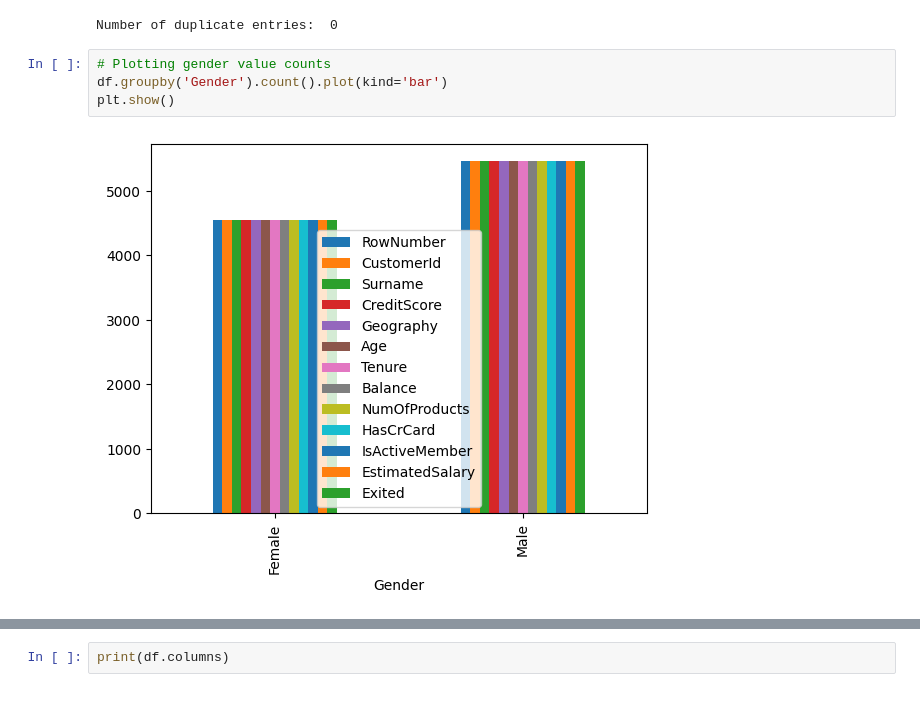
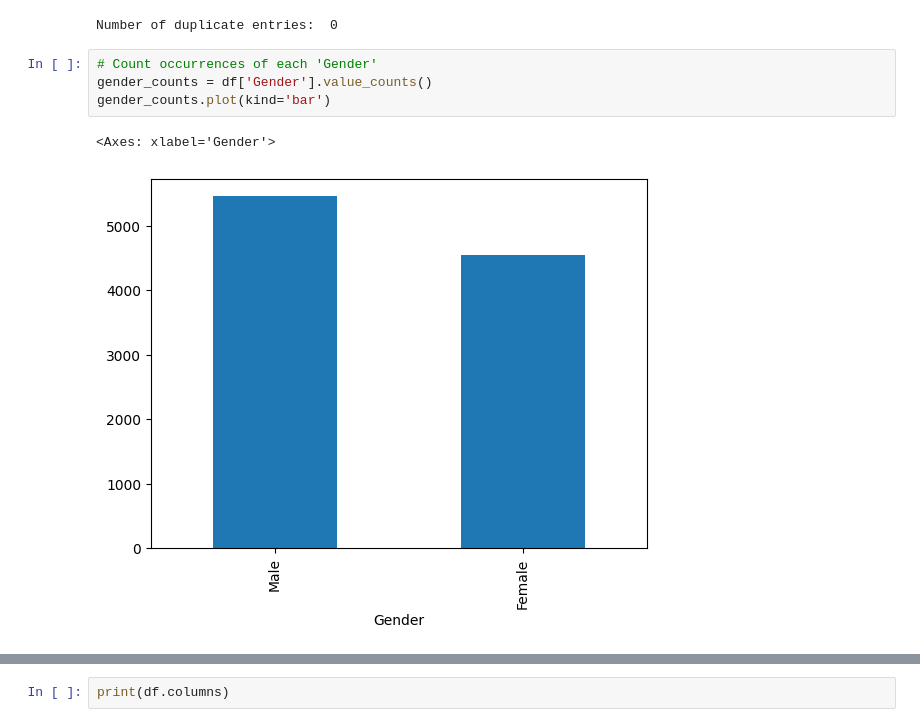
Before and after one commit to DLIBYH/Encryptix, a Jupyter notebook: customer-churn.ipynb, the cells around one changed output, grey strips where cells are left out. Drawn from its saved outputs; the diff is of its cells as text.

```diff
--- a/customer-churn.ipynb
+++ b/customer-churn.ipynb
@@ -72,9 +72,10 @@ duplicated_count = df.duplicated().sum()
 print("Number of duplicate entries: ", duplicated_count)
 # %% [output]
 Number of duplicate entries:  0
-# %%
-# Plotting gender value counts
-df.groupby('Gender').count().plot(kind='bar')
-plt.show()
-# %% [output]
-[figure, removed]
+# %%
+# Count occurrences of each 'Gender'
+gender_counts = df['Gender'].value_counts()
+gender_counts.plot(kind='bar')
+# %% [output]
+<Axes: xlabel='Gender'>
+[figure, added]
```
Also changed, not shown: parts of 10 cells of this notebook.
